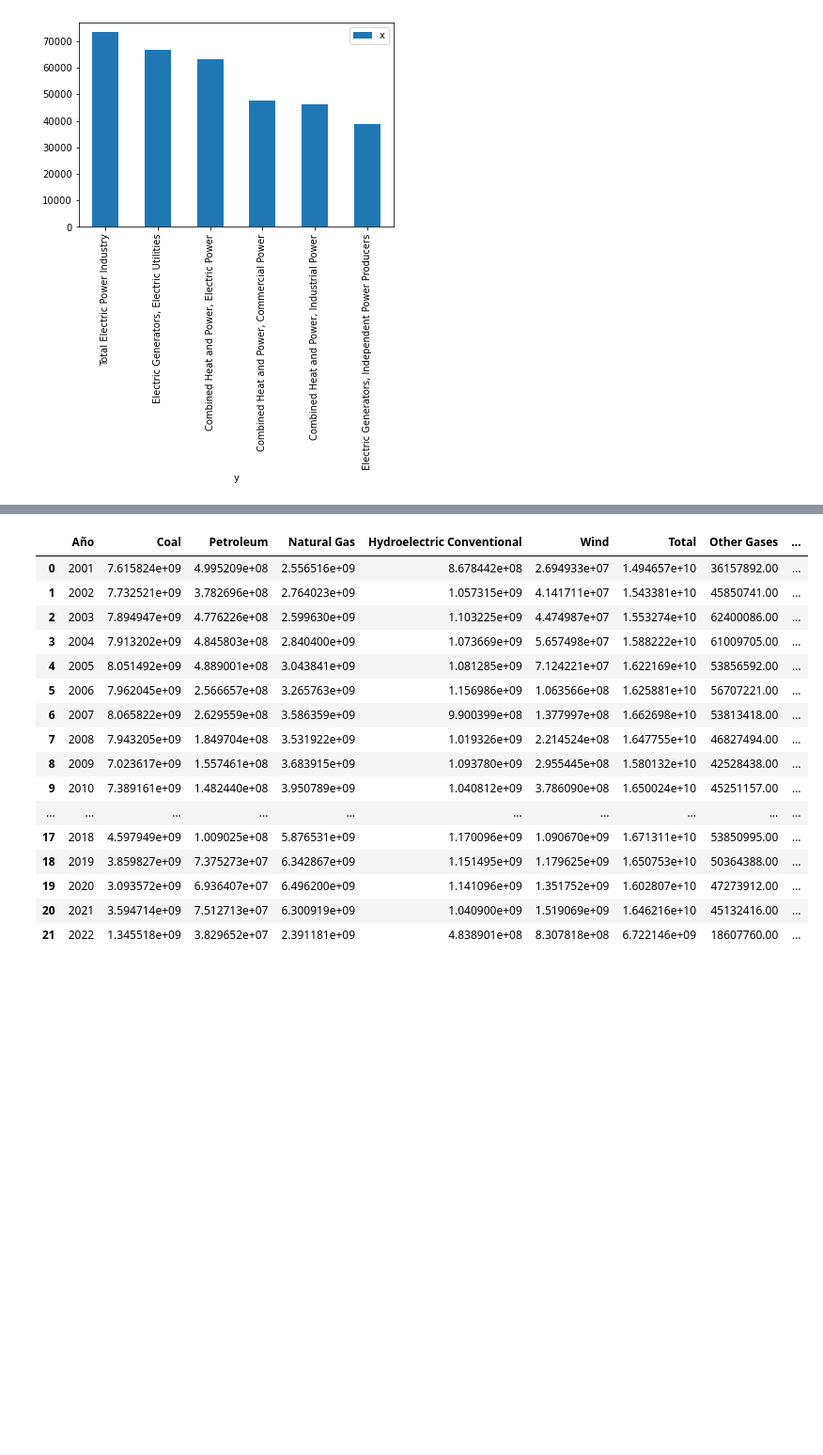
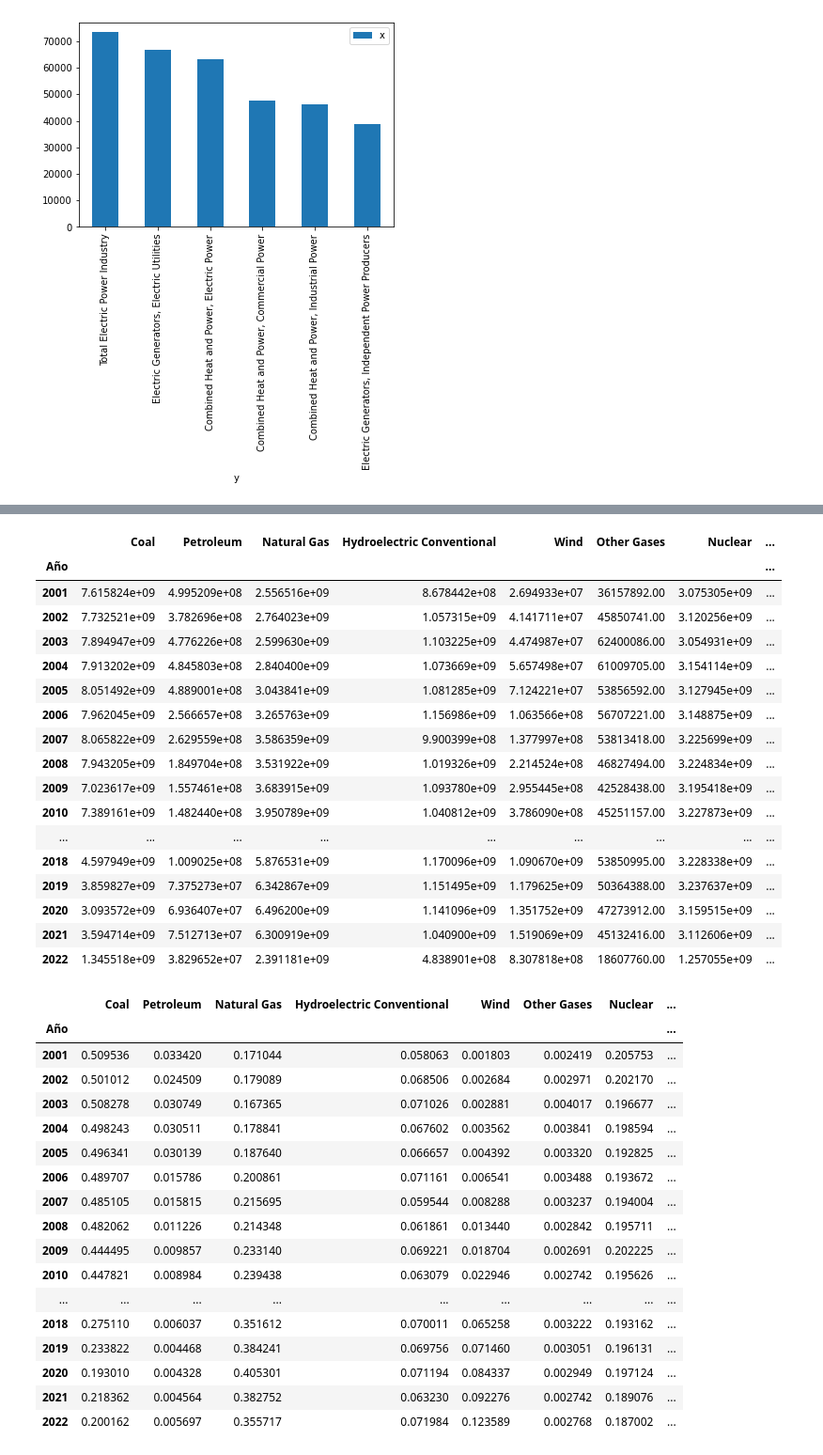
Before and after one commit to EnriqueLaguna/ProyectoAnalisisDatos, a Jupyter notebook: Codigo/graficas.ipynb, the cells around one changed output, grey strips where cells are left out. Shown at 94% size. Saved outputs shown, nothing was run; the diff lists cells and outputs as text; code cells hidden in the pictures; blank space fills up the shorter version.

Commit message:
Dataframes con datos brutos y relativos

```diff
--- a/Codigo/graficas.ipynb
+++ b/Codigo/graficas.ipynb
@@ -90,7 +90,7 @@ energyYear2020[['GENERATION']].sum()
 #print(energyYear2020)
 
 energy_sources = ['Coal', 'Petroleum', 'Natural Gas', 'Hydroelectric Conventional',
-       'Wind', 'Total', 'Other Gases', 'Nuclear',
+       'Wind', 'Other Gases', 'Nuclear',
        'Wood and Wood Derived Fuels', 'Other Biomass', 'Other',
        'Solar Thermal and Photovoltaic', 'Pumped Storage', 'Geothermal']
 
@@ -129,35 +129,69 @@ dtype: float64
 # %%
 columnas = ['Año'] + energy_sources
 
 acumulados = pd.DataFrame(columns = columnas)
+acumulados_relativos = pd.DataFrame(columns = columnas)
 
 for i in years:
 
     temp = energia_df.loc[(energia_df['YEAR'] == i)]
     lista = [str(i)]
+    lista2 = [str(i)]
 
     for j in energy_sources:
 
         temp2 = temp.loc[(temp['ENERGY SOURCE'] == j)]
         lista.append(temp2['GENERATION'].sum())
+
+    suma = sum(lista[1:len(lista)])
+
+    for k in lista[1:]:
+        lista2.append(float(k/suma))
+
     acumulados.loc[len(acumulados.index)] = lista
+    acumulados_relativos.loc[len(acumulados_relativos.index)] = lista2
+
+
+
+acumulados = acumulados.set_index('Año')
+acumulados_relativos = acumulados_relativos.set_index('Año')
 
 acumulados
+acumulados_relativos
 # %% [output]
-|  | Año | Coal | Petroleum | Natural Gas | Hydroelectric Conventional | Wind | Total | Other Gases | ... |
-| 0 | 2001 | 7.615824e+09 | 4.995209e+08 | 2.556516e+09 | 8.678442e+08 | 2.694933e+07 | 1.494657e+10 | 36157892.00 | ... |
-| 1 | 2002 | 7.732521e+09 | 3.782696e+08 | 2.764023e+09 | 1.057315e+09 | 4.141711e+07 | 1.543381e+10 | 45850741.00 | ... |
-| 2 | 2003 | 7.894947e+09 | 4.776226e+08 | 2.599630e+09 | 1.103225e+09 | 4.474987e+07 | 1.553274e+10 | 62400086.00 | ... |
-| 3 | 2004 | 7.913202e+09 | 4.845803e+08 | 2.840400e+09 | 1.073669e+09 | 5.657498e+07 | 1.588222e+10 | 61009705.00 | ... |
-| 4 | 2005 | 8.051492e+09 | 4.889001e+08 | 3.043841e+09 | 1.081285e+09 | 7.124221e+07 | 1.622169e+10 | 53856592.00 | ... |
-| 5 | 2006 | 7.962045e+09 | 2.566657e+08 | 3.265763e+09 | 1.156986e+09 | 1.063566e+08 | 1.625881e+10 | 56707221.00 | ... |
-| 6 | 2007 | 8.065822e+09 | 2.629559e+08 | 3.586359e+09 | 9.900399e+08 | 1.377997e+08 | 1.662698e+10 | 53813418.00 | ... |
-| 7 | 2008 | 7.943205e+09 | 1.849704e+08 | 3.531922e+09 | 1.019326e+09 | 2.214524e+08 | 1.647755e+10 | 46827494.00 | ... |
-| 8 | 2009 | 7.023617e+09 | 1.557461e+08 | 3.683915e+09 | 1.093780e+09 | 2.955445e+08 | 1.580132e+10 | 42528438.00 | ... |
-| 9 | 2010 | 7.389161e+09 | 1.482440e+08 | 3.950789e+09 | 1.040812e+09 | 3.786090e+08 | 1.650024e+10 | 45251157.00 | ... |
-| ... | ... | ... | ... | ... | ... | ... | ... | ... | ... |
-| 17 | 2018 | 4.597949e+09 | 1.009025e+08 | 5.876531e+09 | 1.170096e+09 | 1.090670e+09 | 1.671311e+10 | 53850995.00 | ... |
-| 18 | 2019 | 3.859827e+09 | 7.375273e+07 | 6.342867e+09 | 1.151495e+09 | 1.179625e+09 | 1.650753e+10 | 50364388.00 | ... |
-| 19 | 2020 | 3.093572e+09 | 6.936407e+07 | 6.496200e+09 | 1.141096e+09 | 1.351752e+09 | 1.602807e+10 | 47273912.00 | ... |
-| 20 | 2021 | 3.594714e+09 | 7.512713e+07 | 6.300919e+09 | 1.040900e+09 | 1.519069e+09 | 1.646216e+10 | 45132416.00 | ... |
-| 21 | 2022 | 1.345518e+09 | 3.829652e+07 | 2.391181e+09 | 4.838901e+08 | 8.307818e+08 | 6.722146e+09 | 18607760.00 | ... |
+|  | Coal | Petroleum | Natural Gas | Hydroelectric Conventional | Wind | Other Gases | Nuclear | ... |
+| Año |  |  |  |  |  |  |  | ... |
+| 2001 | 7.615824e+09 | 4.995209e+08 | 2.556516e+09 | 8.678442e+08 | 2.694933e+07 | 36157892.00 | 3.075305e+09 | ... |
+| 2002 | 7.732521e+09 | 3.782696e+08 | 2.764023e+09 | 1.057315e+09 | 4.141711e+07 | 45850741.00 | 3.120256e+09 | ... |
+| 2003 | 7.894947e+09 | 4.776226e+08 | 2.599630e+09 | 1.103225e+09 | 4.474987e+07 | 62400086.00 | 3.054931e+09 | ... |
+| 2004 | 7.913202e+09 | 4.845803e+08 | 2.840400e+09 | 1.073669e+09 | 5.657498e+07 | 61009705.00 | 3.154114e+09 | ... |
+| 2005 | 8.051492e+09 | 4.889001e+08 | 3.043841e+09 | 1.081285e+09 | 7.124221e+07 | 53856592.00 | 3.127945e+09 | ... |
+| 2006 | 7.962045e+09 | 2.566657e+08 | 3.265763e+09 | 1.156986e+09 | 1.063566e+08 | 56707221.00 | 3.148875e+09 | ... |
+| 2007 | 8.065822e+09 | 2.629559e+08 | 3.586359e+09 | 9.900399e+08 | 1.377997e+08 | 53813418.00 | 3.225699e+09 | ... |
+| 2008 | 7.943205e+09 | 1.849704e+08 | 3.531922e+09 | 1.019326e+09 | 2.214524e+08 | 46827494.00 | 3.224834e+09 | ... |
+| 2009 | 7.023617e+09 | 1.557461e+08 | 3.683915e+09 | 1.093780e+09 | 2.955445e+08 | 42528438.00 | 3.195418e+09 | ... |
+| 2010 | 7.389161e+09 | 1.482440e+08 | 3.950789e+09 | 1.040812e+09 | 3.786090e+08 | 45251157.00 | 3.227873e+09 | ... |
+| ... | ... | ... | ... | ... | ... | ... | ... | ... |
+| 2018 | 4.597949e+09 | 1.009025e+08 | 5.876531e+09 | 1.170096e+09 | 1.090670e+09 | 53850995.00 | 3.228338e+09 | ... |
+| 2019 | 3.859827e+09 | 7.375273e+07 | 6.342867e+09 | 1.151495e+09 | 1.179625e+09 | 50364388.00 | 3.237637e+09 | ... |
+| 2020 | 3.093572e+09 | 6.936407e+07 | 6.496200e+09 | 1.141096e+09 | 1.351752e+09 | 47273912.00 | 3.159515e+09 | ... |
+| 2021 | 3.594714e+09 | 7.512713e+07 | 6.300919e+09 | 1.040900e+09 | 1.519069e+09 | 45132416.00 | 3.112606e+09 | ... |
+| 2022 | 1.345518e+09 | 3.829652e+07 | 2.391181e+09 | 4.838901e+08 | 8.307818e+08 | 18607760.00 | 1.257055e+09 | ... |
+|  | Coal | Petroleum | Natural Gas | Hydroelectric Conventional | Wind | Other Gases | Nuclear | ... |
+| Año |  |  |  |  |  |  |  | ... |
+| 2001 | 0.509536 | 0.033420 | 0.171044 | 0.058063 | 0.001803 | 0.002419 | 0.205753 | ... |
+| 2002 | 0.501012 | 0.024509 | 0.179089 | 0.068506 | 0.002684 | 0.002971 | 0.202170 | ... |
+| 2003 | 0.508278 | 0.030749 | 0.167365 | 0.071026 | 0.002881 | 0.004017 | 0.196677 | ... |
+| 2004 | 0.498243 | 0.030511 | 0.178841 | 0.067602 | 0.003562 | 0.003841 | 0.198594 | ... |
+| 2005 | 0.496341 | 0.030139 | 0.187640 | 0.066657 | 0.004392 | 0.003320 | 0.192825 | ... |
+| 2006 | 0.489707 | 0.015786 | 0.200861 | 0.071161 | 0.006541 | 0.003488 | 0.193672 | ... |
+| 2007 | 0.485105 | 0.015815 | 0.215695 | 0.059544 | 0.008288 | 0.003237 | 0.194004 | ... |
+| 2008 | 0.482062 | 0.011226 | 0.214348 | 0.061861 | 0.013440 | 0.002842 | 0.195711 | ... |
+| 2009 | 0.444495 | 0.009857 | 0.233140 | 0.069221 | 0.018704 | 0.002691 | 0.202225 | ... |
+| 2010 | 0.447821 | 0.008984 | 0.239438 | 0.063079 | 0.022946 | 0.002742 | 0.195626 | ... |
+| ... | ... | ... | ... | ... | ... | ... | ... | ... |
+| 2018 | 0.275110 | 0.006037 | 0.351612 | 0.070011 | 0.065258 | 0.003222 | 0.193162 | ... |
+| 2019 | 0.233822 | 0.004468 | 0.384241 | 0.069756 | 0.071460 | 0.003051 | 0.196131 | ... |
+| 2020 | 0.193010 | 0.004328 | 0.405301 | 0.071194 | 0.084337 | 0.002949 | 0.197124 | ... |
+| 2021 | 0.218362 | 0.004564 | 0.382752 | 0.063230 | 0.092276 | 0.002742 | 0.189076 | ... |
+| 2022 | 0.200162 | 0.005697 | 0.355717 | 0.071984 | 0.123589 | 0.002768 | 0.187002 | ... |
```
Also changed, not shown: parts of 4 cells of this notebook.
